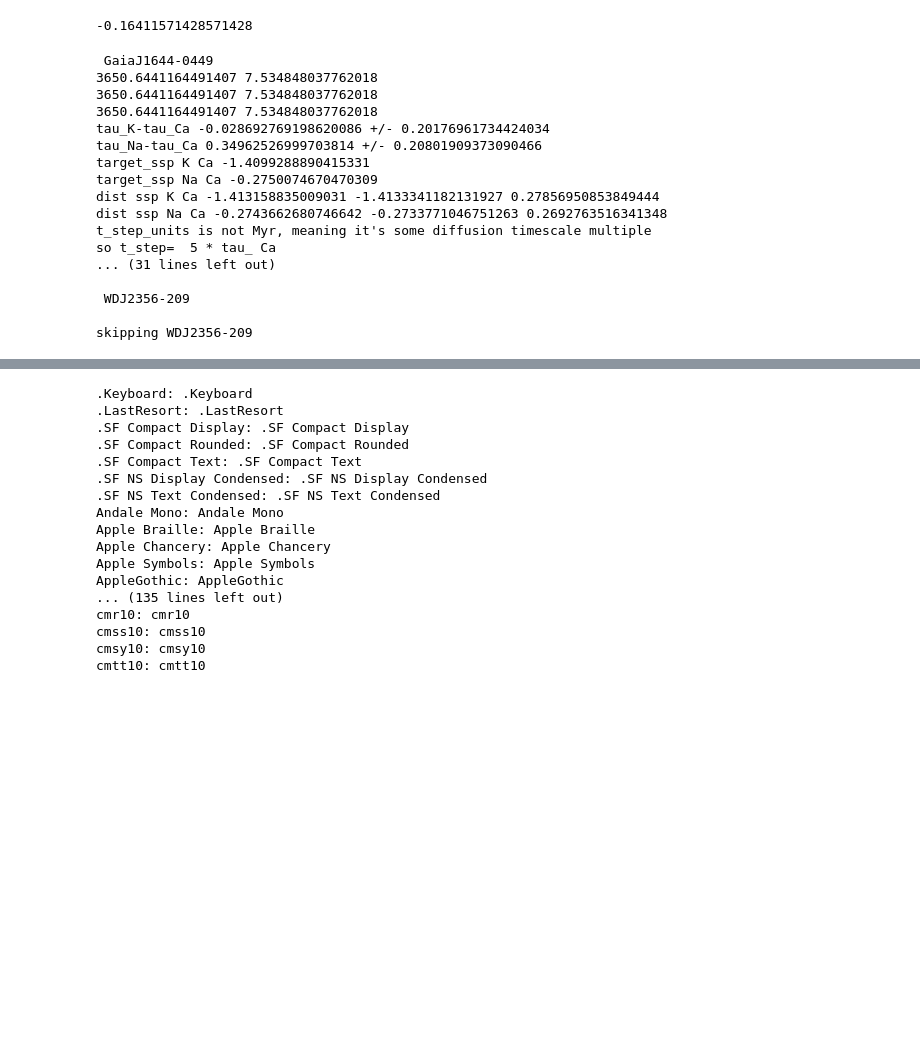
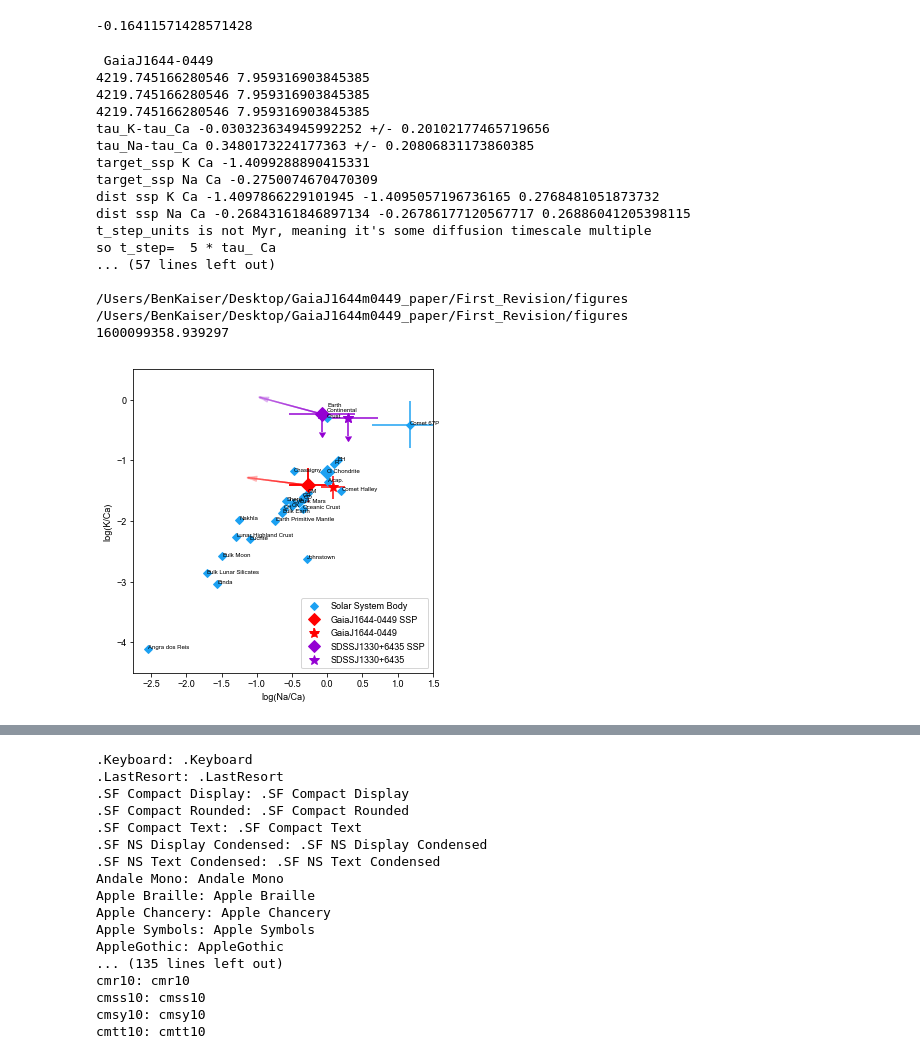
Before and after one commit to bkaiser94/abd1714_Kaiser_et_al_2020_Science, a Jupyter notebook: generate_figure2.ipynb, the cells around one changed output, grey strips where cells are left out. Drawn from its saved outputs; the diff is of its cells as text; code cells hidden in the pictures; blank space fills up the shorter version.

```diff
--- a/generate_figure2.ipynb
+++ b/generate_figure2.ipynb
@@ -193,7 +194,7 @@ def plot_wd_KCaNa(name, logg='default', teff='default', t_step=10, naca_min=-4.0
         #el1el2_err=np.std(el1el2_dist)
         #el3el2_err=np.std(el3el2_dist)
         plot_marker=met_marker
-        target_el1el2, target_el3el2, el1el2_err, el3el2_err=acorr.easy_dist_ssp(target_row,elements, plot_all=False,tau_rand=True)
+        target_el1el2, target_el3el2, el1el2_err, el3el2_err=acorr.easy_dist_ssp(target_row,elements, plot_all=False,tau_rand=True,n_points=int(1e6))
         label=label+' SSP'
     else:
         plot_marker=wd_marker
@@ -378,62 +379,85 @@ def plot_objects_KCaNa(do_timetravel=False):
 # %% [output]
 -0.16411571428571428
 # %%
+spt.initiate_science_plot()
+
 wd_name='SDSSJ1330+6435'
 j1644_row=wd_abund_table.loc[wd_name]
-plt.figure(figsize=(10,10))
+plot_type='arrow'
+#plt.figure(figsize=(7.25,7.25),constrained_layout=True)
+plt.figure(figsize=(4.75,4.75),constrained_layout=True)
+
+
 #naca_line=np.linspace(-4, 0.0, 40)
 #t_step=1
 t_max=10
 count=0
+plot_objects_KCaNa(do_timetravel=False)
+
+
 for j1644_row in wd_abund_table:
 
     print('\n\n',j1644_row['name'])
     if count==3:
         break
     t_step=step_dict[j1644_row['name']]
-    if j1644_row['name'] != 'WDJ2356-209':
-        plot_wd_KCaNa(j1644_row['name'], logg='default', t_step=t_step, naca_min=-4.0, t_max=t_max, t_step_units='Ca')
-        plt.text(j1644_row['na/ca'],j1644_row['k/ca'],j1644_row['name'])
+    plot_wd_KCaNa(j1644_row['name'], logg='default', t_step=t_step, naca_min=-4.0, t_max=t_max, t_step_units='Ca', plot_type=plot_type)
+    #plt.text(j1644_row['na/ca'],j1644_row['k/ca'],j1644_row['name'])
+    #if j1644_row['name'] != 'WDJ2356-209':
+        #plot_wd_KCaNa(j1644_row['name'], logg='default', t_step=t_step, naca_min=-4.0, t_max=t_max, t_step_units='Ca', plot_type=plot_type)
+        #plt.text(j1644_row['na/ca'],j1644_row['k/ca'],j1644_row['name'])
     if j1644_row['name']=='GaiaJ1644-0449':
-        plt.errorbar(j1644_row['na/ca'],j1644_row['k/ca'],xerr=j1644_row['na/ca_err'],yerr=j1644_row['k/ca_err'], label='GaiaJ1644-0449', marker=wd_marker, markersize=wd_size, color=color_dict[j1644_row['name']])
+        plt.errorbar(j1644_row['na/ca'],j1644_row['k/ca'],xerr=j1644_row['na/ca_err'],yerr=j1644_row['k/ca_err'], label='GaiaJ1644-0449', marker=wd_marker, markersize=wd_size, color=color_dict[j1644_row['name']],linestyle='None')
     elif j1644_row['name']=='WDJ2356-209':
         print('\nskipping WDJ2356-209\n')
     else:
-        plt.errorbar(j1644_row['na/ca'],j1644_row['k/ca'],xerr=j1644_row['na/ca_err'],yerr=0.3, uplims=True,label=j1644_row['name'], marker=wd_marker, color=color_dict[j1644_row['name']], markersize=wd_size)
+        plt.errorbar(j1644_row['na/ca'],j1644_row['k/ca'],xerr=j1644_row['na/ca_err'],yerr=0.3, uplims=True, marker=wd_marker, color=color_dict[j1644_row['name']], markersize=wd_size,linestyle='None')
+        plt.errorbar(j1644_row['na/ca'],j1644_row['k/ca'], label=j1644_row['name'], marker=wd_marker, color=color_dict[j1644_row['name']], markersize=wd_size,linestyle='None')
+
 
     #acorr.el1el2_DP_el3el2_ftimes(j1644_row['teff'], j1644_row['li/ca'], j1644_row['na/ca'],1, 'Li', "Ca", "Na", logg=j1644_row['logg'])
     count+=1
 #plot_wd_KCaNa(wd_name, teff=4200, t_step=t_step, naca_min=-4.0, t_max=t_max)
 #plt.errorbar(j1644_row['na/ca'],j1644_row['k/ca'],xerr=j1644_row['na/ca_err'],yerr=0.3, uplims=True,label=j1644_row['name'], marker=wd_marker, color=color_dict[j1644_row['name']], markersize=wd_size)
 
-plt.xlim(-1.5,1.5)
+plt.xlim(-2.75,1.5)
 #plt.ylim(-2,0.0)
-plt.ylim(-2.5,0.0)
+plt.ylim(-4.5,0.5)
 
 
 
-plot_objects_KCaNa(do_timetravel=False)
 #plt.legend(loc='best')
 #plt.title(wd_name+' Declining Phase abundances '+str(t_step)+" Myr increments")
-plt.xlabel(r'$log(Na/Ca)$')
-plt.ylabel(r'$log(K/Ca)$')
-#plt.grid(True)
+plt.xlabel('log(Na/Ca)',fontdict={'name':'Microsoft Sans Serif','size':9})
+plt.ylabel('log(K/Ca)')
+
+print(os.getcwd())
+os.chdir(figure_output_dir)
+print(os.getcwd())
+start = time.time()
+print(start)
+time_string=str(start).split('.')[0]
+
+plt.legend(loc='lower right')
+#plt.savefig('figure2_'+time_string+'.pdf')#plt.grid(True)
+
 plt.show()
 # %% [output]
  GaiaJ1644-0449
-3650.6441164491407 7.534848037762018
-3650.6441164491407 7.534848037762018
-3650.6441164491407 7.534848037762018
-tau_K-tau_Ca -0.028692769198620086 +/- 0.20176961734424034
-tau_Na-tau_Ca 0.34962526999703814 +/- 0.20801909373090466
+4219.745166280546 7.959316903845385
+4219.745166280546 7.959316903845385
+4219.745166280546 7.959316903845385
+tau_K-tau_Ca -0.030323634945992252 +/- 0.20102177465719656
+tau_Na-tau_Ca 0.3480173224177363 +/- 0.20806831173860385
 target_ssp K Ca -1.4099288890415331
 target_ssp Na Ca -0.2750074670470309
-dist ssp K Ca -1.413158835009031 -1.4133341182131927 0.27856950853849444
-dist ssp Na Ca -0.2743662680746642 -0.2733771046751263 0.2692763516341348
+dist ssp K Ca -1.4097866229101945 -1.4095057196736165 0.2768481051873732
+dist ssp Na Ca -0.26843161846897134 -0.26786177120567717 0.26886041205398115
 t_step_units is not Myr, meaning it's some diffusion timescale multiple
 so t_step=  5 * tau_ Ca
-... (31 lines left out)
+... (57 lines left out)
 
- WDJ2356-209
-
-skipping WDJ2356-209
+/Users/BenKaiser/Desktop/GaiaJ1644m0449_paper/First_Revision/figures
+/Users/BenKaiser/Desktop/GaiaJ1644m0449_paper/First_Revision/figures
+1600099358.939297
+[figure, added]
```
Also changed, not shown: parts of 7 cells of this notebook, 2 other files.
